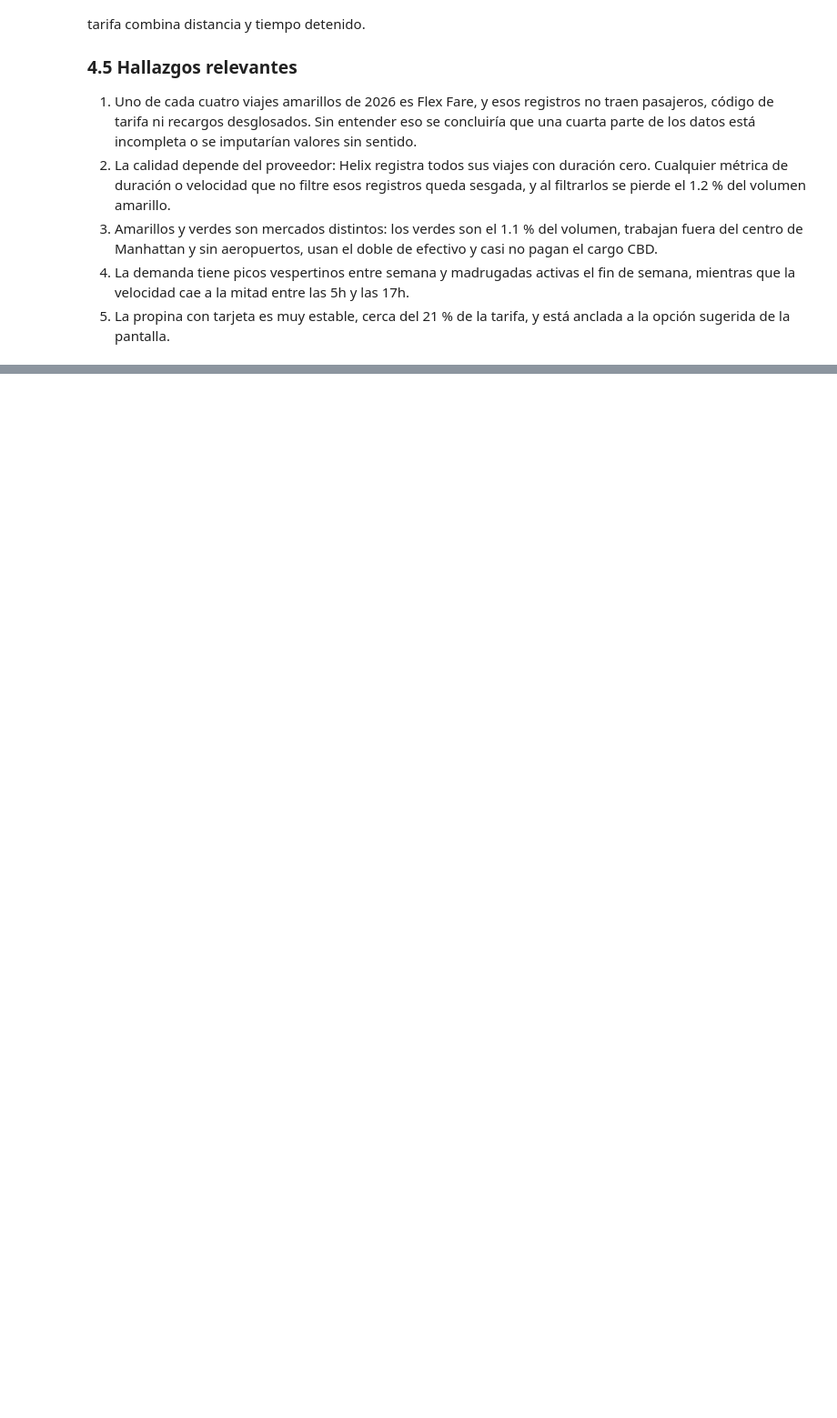
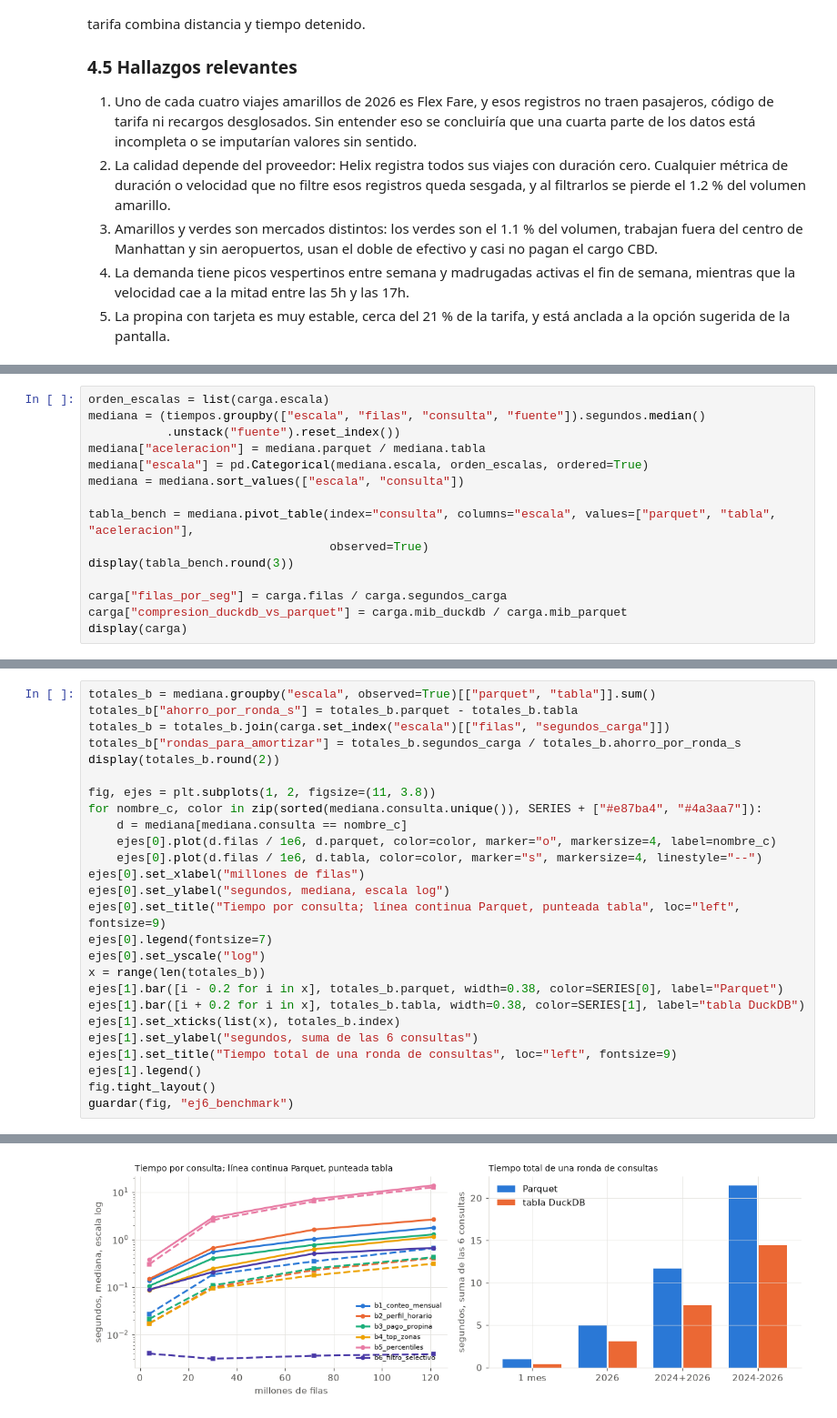
Before and after one commit to erickguerra2/duckdb, a Jupyter notebook: notebooks/Lab8_DuckDB.ipynb, the cells around one changed output, grey strips where cells are left out. Shown at 91% size. Drawn from its saved outputs; the diff is of its cells as text; blank space fills up the shorter version.

Commit message:
Incorporación de 2024 y benchmark Parquet contra tabla DuckDB

```diff
--- a/notebooks/Lab8_DuckDB.ipynb
+++ b/notebooks/Lab8_DuckDB.ipynb
@@ -1235,0 +1549,15 @@ La velocidad promedio cae a la mitad durante el día: pasa de unas 19.5 mph a la
+# %%
+orden_escalas = list(carga.escala)
+mediana = (tiempos.groupby(["escala", "filas", "consulta", "fuente"]).segundos.median()
+           .unstack("fuente").reset_index())
+mediana["aceleracion"] = mediana.parquet / mediana.tabla
+mediana["escala"] = pd.Categorical(mediana.escala, orden_escalas, ordered=True)
+mediana = mediana.sort_values(["escala", "consulta"])
+
+tabla_bench = mediana.pivot_table(index="consulta", columns="escala", values=["parquet", "tabla", "aceleracion"],
+                                  observed=True)
+display(tabla_bench.round(3))
+
+carga["filas_por_seg"] = carga.filas / carga.segundos_carga
+carga["compresion_duckdb_vs_parquet"] = carga.mib_duckdb / carga.mib_parquet
+display(carga)
@@ -1235,0 +1579,27 @@ La velocidad promedio cae a la mitad durante el día: pasa de unas 19.5 mph a la
+# %%
+totales_b = mediana.groupby("escala", observed=True)[["parquet", "tabla"]].sum()
+totales_b["ahorro_por_ronda_s"] = totales_b.parquet - totales_b.tabla
+totales_b = totales_b.join(carga.set_index("escala")[["filas", "segundos_carga"]])
+totales_b["rondas_para_amortizar"] = totales_b.segundos_carga / totales_b.ahorro_por_ronda_s
+display(totales_b.round(2))
+
+fig, ejes = plt.subplots(1, 2, figsize=(11, 3.8))
+for nombre_c, color in zip(sorted(mediana.consulta.unique()), SERIES + ["#e87ba4", "#4a3aa7"]):
+    d = mediana[mediana.consulta == nombre_c]
+    ejes[0].plot(d.filas / 1e6, d.parquet, color=color, marker="o", markersize=4, label=nombre_c)
+    ejes[0].plot(d.filas / 1e6, d.tabla, color=color, marker="s", markersize=4, linestyle="--")
+ejes[0].set_xlabel("millones de filas")
+ejes[0].set_ylabel("segundos, mediana, escala log")
+ejes[0].set_title("Tiempo por consulta; línea continua Parquet, punteada tabla", loc="left", fontsize=9)
+ejes[0].legend(fontsize=7)
+ejes[0].set_yscale("log")
+x = range(len(totales_b))
+ejes[1].bar([i - 0.2 for i in x], totales_b.parquet, width=0.38, color=SERIES[0], label="Parquet")
+ejes[1].bar([i + 0.2 for i in x], totales_b.tabla, width=0.38, color=SERIES[1], label="tabla DuckDB")
+ejes[1].set_xticks(list(x), totales_b.index)
+ejes[1].set_ylabel("segundos, suma de las 6 consultas")
+ejes[1].set_title("Tiempo total de una ronda de consultas", loc="left", fontsize=9)
+ejes[1].legend()
+fig.tight_layout()
+guardar(fig, "ej6_benchmark")
+# %% [output]
@@ -1235,0 +1612 @@ La velocidad promedio cae a la mitad durante el día: pasa de unas 19.5 mph a la
+[figure, added]
```
Also changed, not shown: parts of 24 cells of this notebook, 22 other files.
